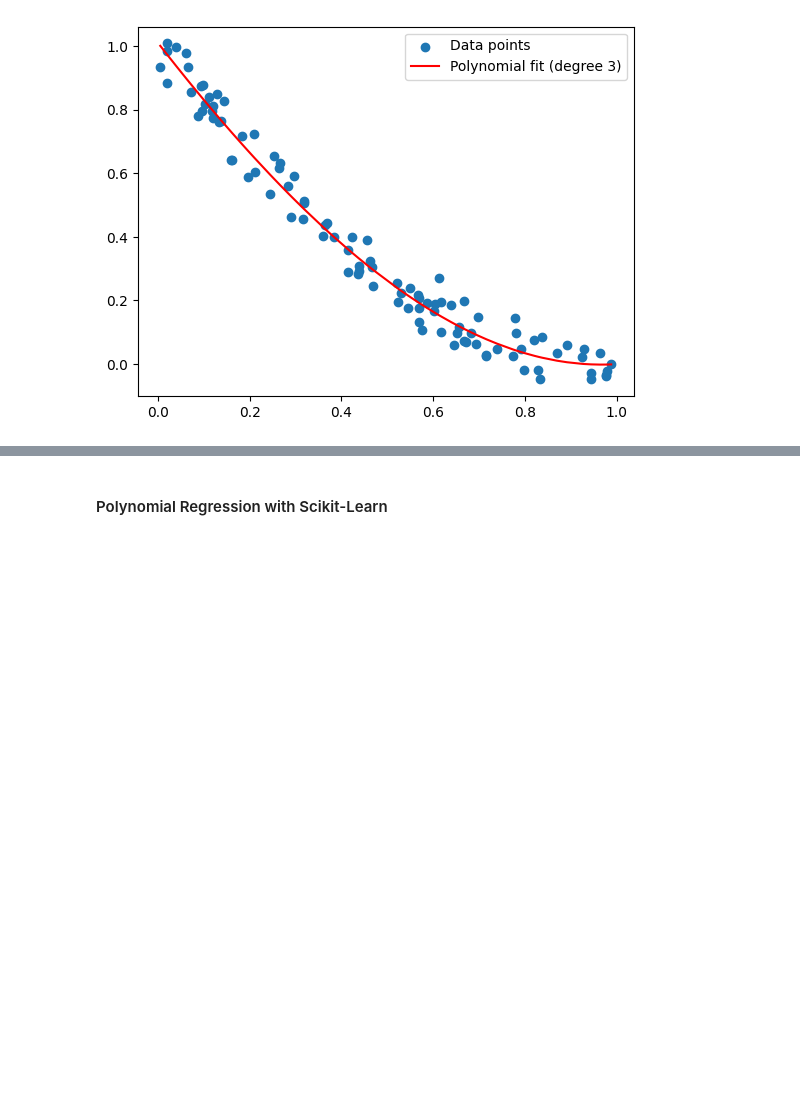
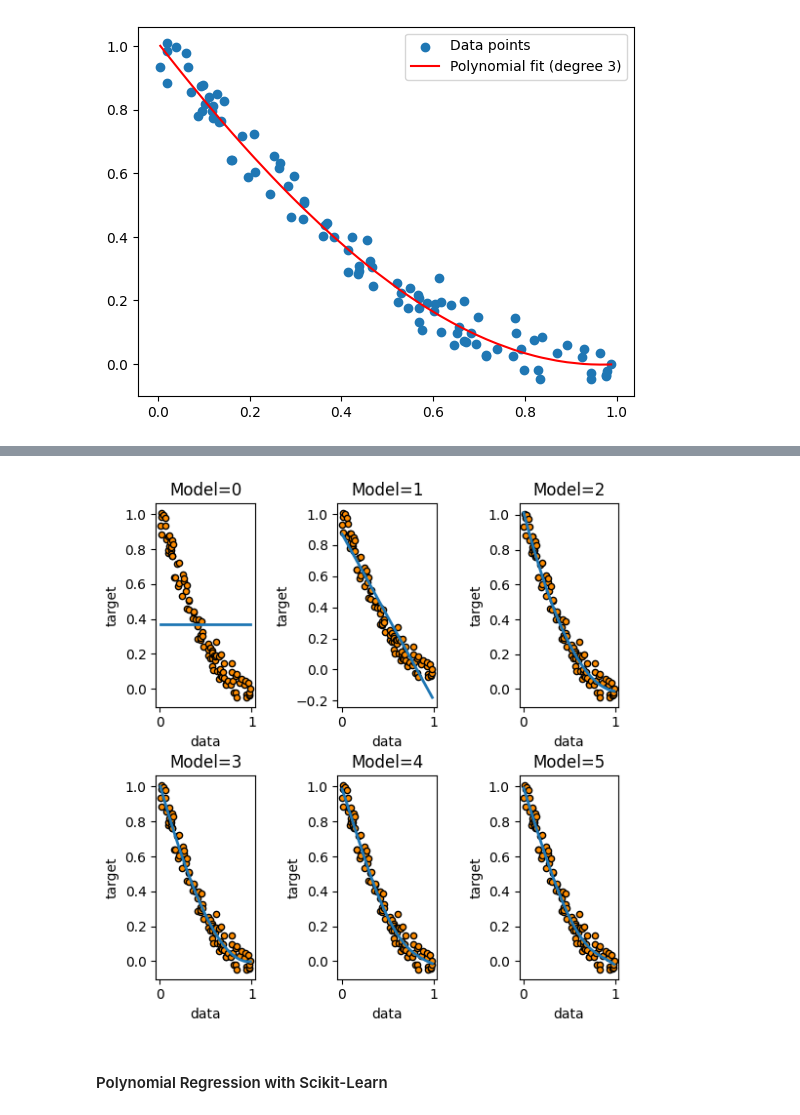
Before and after one commit to sanket238/CSCN8010, a Jupyter notebook: class_notebooks/non_linear_regression/non_linear_regression.ipynb, the cells around one changed output, grey strips where cells are left out. Cells and saved outputs as stored; diff of their text form; code cells hidden in the pictures; blank space fills up the shorter version.

Commit message:
add polynomial graph

```diff
--- a/class_notebooks/non_linear_regression/non_linear_regression.ipynb
+++ b/class_notebooks/non_linear_regression/non_linear_regression.ipynb
@@ -80,0 +105,15 @@ plt.show()
+# %%
+degrees = list(range(0, 6))
+models = create_polynomial_models(x.reshape(-1, 1), y, degrees)
+# %%
+# print model
+for degree, model in models.items():
+    print(f'Model for polynomial of degree {degree}:')
+    print(model)
+    print()
+    # print coefficients
+    print(f'Coefficients: {model[1].coef_}')
+    print()
+    # print intercept
+    print(f'Intercept: {model[1].intercept_}')
+    print()
@@ -81,3 +138,24 @@ plt.show()
+# %%
+def plot_multiple_models(X, y, models):
+    # Calculate the number of rows and columns for the subplots
+    X_continuous = np.linspace(min(X), max(X), 100)
+    n_plots = len(models)
+    n_cols = int(np.ceil(np.sqrt(n_plots)))
+    n_rows = int(np.ceil(n_plots / n_cols))
+    fig, axs = plt.subplots(nrows=n_rows, ncols=n_cols, figsize=(6, 6))
+    fig.tight_layout(pad=3.0)
+    axs = axs.flatten()
+    for i, (name, model) in enumerate(models.items()):
+        axs[i].scatter(X, y, s=20, edgecolor="black", c="darkorange", label="data")
+        axs[i].plot(X_continuous, model.predict(X_continuous), label=f"Model={name}", linewidth=2)
+        axs[i].set_xlabel("data")
+        axs[i].set_ylabel("target")
+        axs[i].set_title(f"Model={name}")
+    plt.show()
+# %%
+plot_multiple_models(x.reshape(-1,1), y, models)
+# %% [output]
+[figure, added]
 # %% [markdown]
 #### Polynomial Regression with Scikit-Learn
 # %%
```
Also changed, not shown: parts of 2 cells of this notebook.
